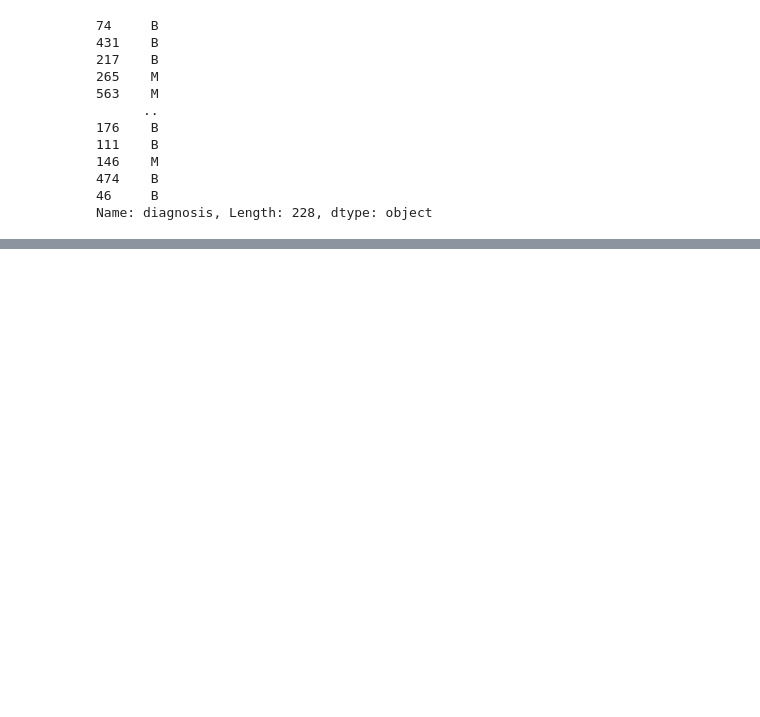
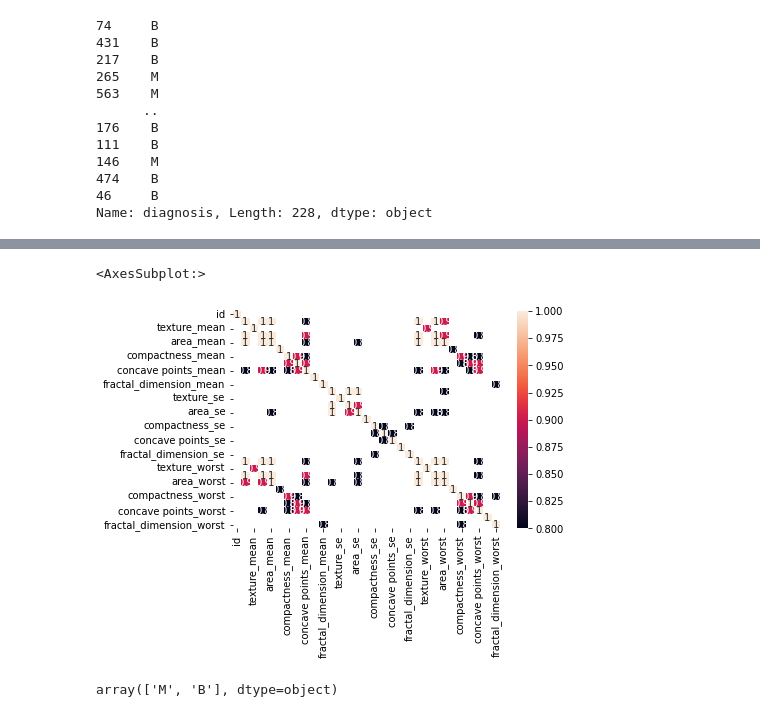
Before and after one commit to HugoLougo/TP3-Deep-Learning, a Jupyter notebook: Untitled.ipynb, the cells around one changed output, grey strips where cells are left out. Cells and saved outputs as stored; diff of their text form; code cells hidden in the pictures; blank space fills up the shorter version.

```diff
--- a/Untitled.ipynb
+++ b/Untitled.ipynb
@@ -138,0 +234,10 @@ km.fit(df_features)
+# %%
+sns.heatmap(data=matrice_corr.where(matrice_corr > 0.7),annot=True)
+# %% [output]
+<AxesSubplot:>
+[figure, added]
+# %%
+# kmeans
+df['diagnosis'].unique()
+# %% [output]
+array(['M', 'B'], dtype=object)
```
Also changed, not shown: parts of 38 cells of this notebook, 1 other file.
